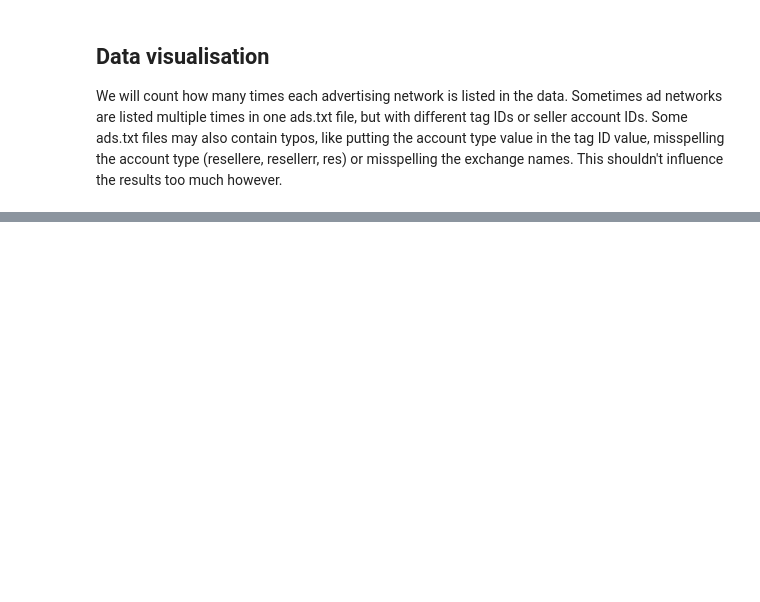
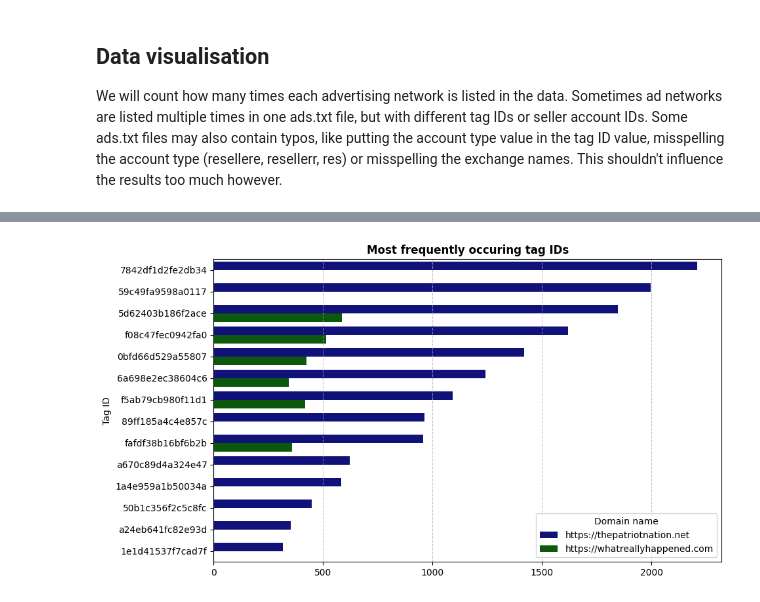
Before and after one commit to gizembrasser/data-engineering-project, a Jupyter notebook: uitwerking.ipynb, the cells around one changed output, grey strips where cells are left out. Cells and saved outputs as stored; diff of their text form; code cells hidden in the pictures; blank space fills up the shorter version.

```diff
--- a/uitwerking.ipynb
+++ b/uitwerking.ipynb
@@ -158,0 +169,14 @@ https://web.archive.org/web/20180321051456/http://www.adopsinsider.com/ad-exchan
+# %%
+# Count reccuring tag IDs
+tag_id_count = merged_data.groupby(["Domain name", "Tag ID"]).size().reset_index(name="Count")
+
+tag_ids_sorted = tag_id_count.sort_values(by="Count", ascending=False).head(20)
+
+plt.figure(figsize=(10, 6))
+sns.barplot(data=tag_ids_sorted, x="Count", y="Tag ID", hue="Domain name", palette={"https://thepatriotnation.net": "darkblue", "https://whatreallyhappened.com": "darkgreen"})
+plt.title("Most frequently occuring tag IDs", fontweight="bold")
+plt.xlabel("")
+plt.grid(axis='x', linestyle='--', alpha=0.7)
+plt.show()
+# %% [output]
+[figure, added]
```
Also changed, not shown: parts of 15 cells of this notebook, 1 other file.
